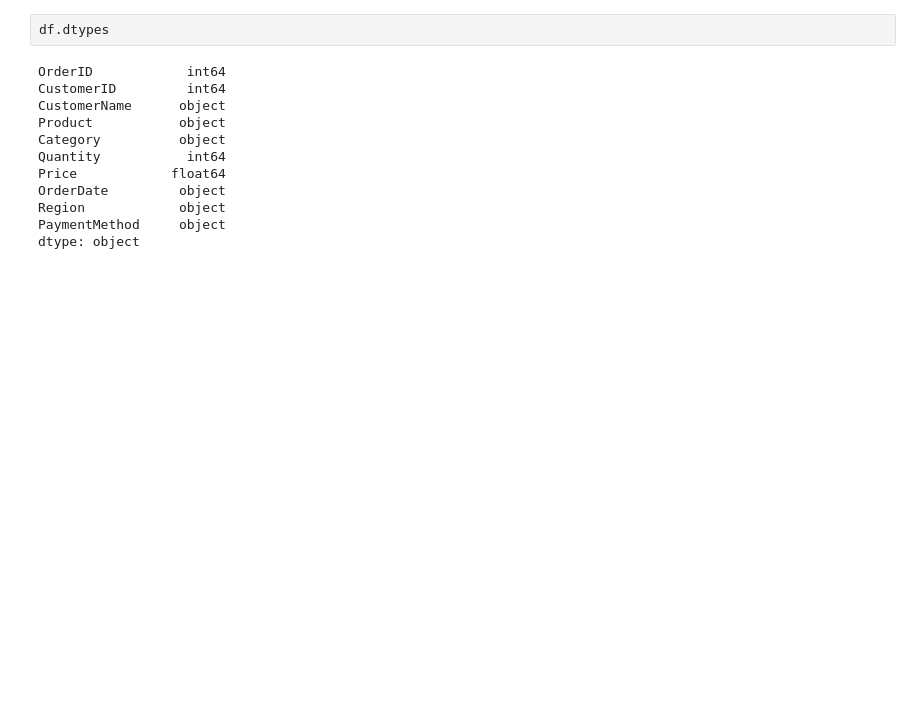
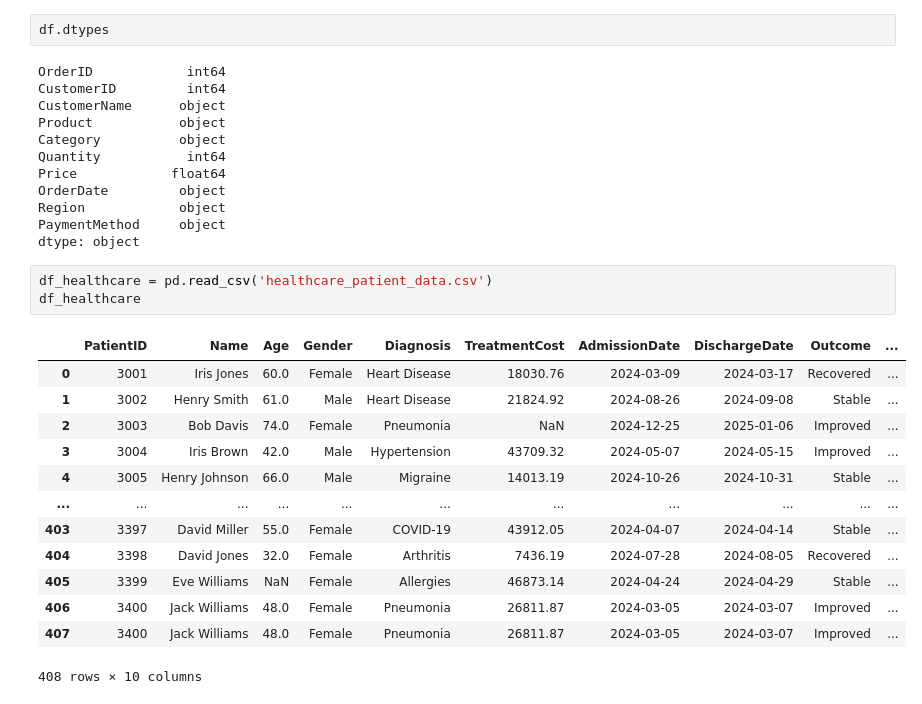
Before and after one commit to harissk64/EDA, a Jupyter notebook: Untitled.ipynb, the cells around one changed output. Cells and saved outputs as stored; diff of their text form; blank space fills up the shorter version.

```diff
--- a/Untitled.ipynb
+++ b/Untitled.ipynb
@@ -135,3 +135,20 @@ OrderDate         object
 Region            object
 PaymentMethod     object
 dtype: object
+# %%
+df_healthcare = pd.read_csv('healthcare_patient_data.csv')
+df_healthcare
+# %% [output]
+|  | PatientID | Name | Age | Gender | Diagnosis | TreatmentCost | AdmissionDate | DischargeDate | Outcome | ... |
+| 0 | 3001 | Iris Jones | 60.0 | Female | Heart Disease | 18030.76 | 2024-03-09 | 2024-03-17 | Recovered | ... |
+| 1 | 3002 | Henry Smith | 61.0 | Male | Heart Disease | 21824.92 | 2024-08-26 | 2024-09-08 | Stable | ... |
+| 2 | 3003 | Bob Davis | 74.0 | Female | Pneumonia | NaN | 2024-12-25 | 2025-01-06 | Improved | ... |
+| 3 | 3004 | Iris Brown | 42.0 | Male | Hypertension | 43709.32 | 2024-05-07 | 2024-05-15 | Improved | ... |
+| 4 | 3005 | Henry Johnson | 66.0 | Male | Migraine | 14013.19 | 2024-10-26 | 2024-10-31 | Stable | ... |
+| ... | ... | ... | ... | ... | ... | ... | ... | ... | ... | ... |
+| 403 | 3397 | David Miller | 55.0 | Female | COVID-19 | 43912.05 | 2024-04-07 | 2024-04-14 | Stable | ... |
+| 404 | 3398 | David Jones | 32.0 | Female | Arthritis | 7436.19 | 2024-07-28 | 2024-08-05 | Recovered | ... |
+| 405 | 3399 | Eve Williams | NaN | Female | Allergies | 46873.14 | 2024-04-24 | 2024-04-29 | Stable | ... |
+| 406 | 3400 | Jack Williams | 48.0 | Female | Pneumonia | 26811.87 | 2024-03-05 | 2024-03-07 | Improved | ... |
+| 407 | 3400 | Jack Williams | 48.0 | Female | Pneumonia | 26811.87 | 2024-03-05 | 2024-03-07 | Improved | ... |
+408 rows × 10 columns
```
Also changed, not shown: parts of 2 cells of this notebook.
